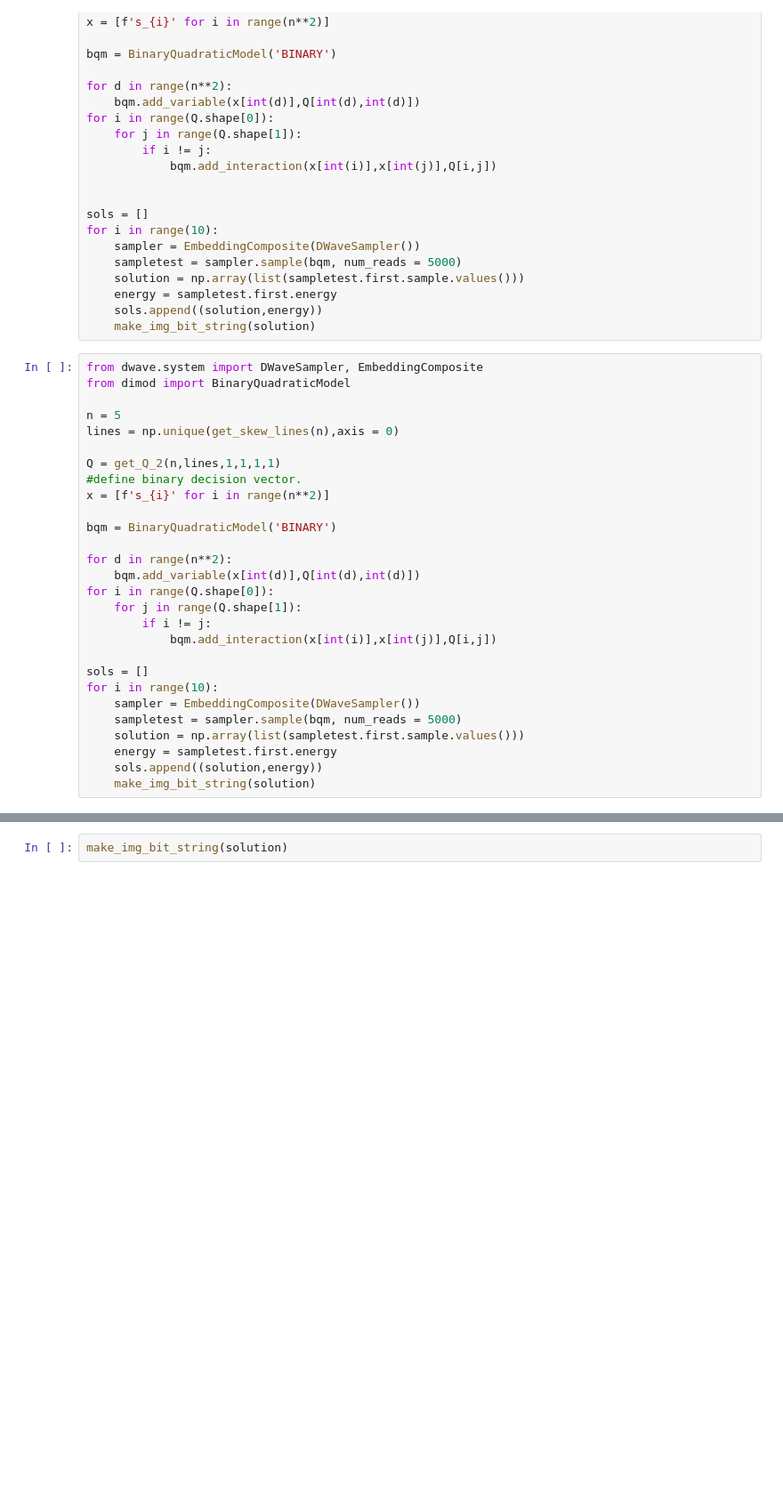
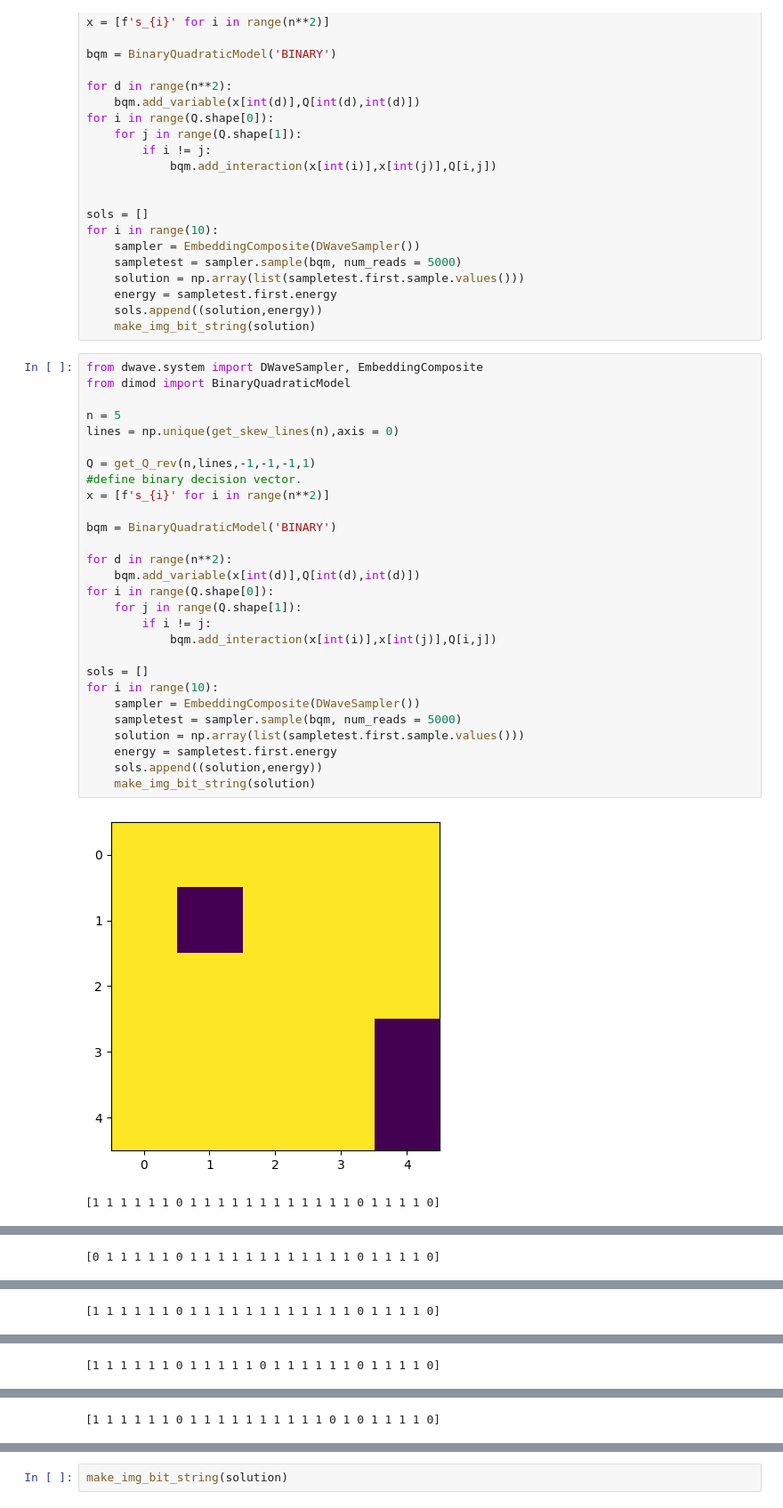
Before and after one commit to GeorgeWilliam1999/DwaveCode, a Jupyter notebook: ThreeInLine/ThreeInLine.ipynb, the cells around one changed output, grey strips where cells are left out. Shown at 89% size. Drawn from its saved outputs; the diff is of its cells as text; blank space fills up the shorter version.

```diff
--- a/ThreeInLine/ThreeInLine.ipynb
+++ b/ThreeInLine/ThreeInLine.ipynb
@@ -216,28 +216,31 @@ for i in range(10):
 # %%
 from dwave.system import DWaveSampler, EmbeddingComposite
 from dimod import BinaryQuadraticModel
 
 n = 5
 lines = np.unique(get_skew_lines(n),axis = 0)
 
-Q = get_Q_2(n,lines,1,1,1,1)
+Q = get_Q_rev(n,lines,-1,-1,-1,1)
 #define binary decision vector.
 x = [f's_{i}' for i in range(n**2)]
 
 bqm = BinaryQuadraticModel('BINARY')
 
 for d in range(n**2):
     bqm.add_variable(x[int(d)],Q[int(d),int(d)])
 for i in range(Q.shape[0]):
     for j in range(Q.shape[1]):
         if i != j:
             bqm.add_interaction(x[int(i)],x[int(j)],Q[i,j])
 
 sols = []
 for i in range(10):
     sampler = EmbeddingComposite(DWaveSampler())
     sampletest = sampler.sample(bqm, num_reads = 5000)
     solution = np.array(list(sampletest.first.sample.values()))
     energy = sampletest.first.energy
     sols.append((solution,energy))
     make_img_bit_string(solution)
+# %% [output]
+[figure, added]
+[1 1 1 1 1 1 0 1 1 1 1 1 1 1 1 1 1 1 1 0 1 1 1 1 0]
@@ -243,0 +248 @@ for i in range(10):
+[0 1 1 1 1 1 0 1 1 1 1 1 1 1 1 1 1 1 1 0 1 1 1 1 0]
@@ -243,0 +250 @@ for i in range(10):
+[1 1 1 1 1 1 0 1 1 1 1 1 1 1 1 1 1 1 1 0 1 1 1 1 0]
@@ -243,0 +252 @@ for i in range(10):
+[1 1 1 1 1 1 0 1 1 1 1 1 0 1 1 1 1 1 1 0 1 1 1 1 0]
@@ -243,0 +254 @@ for i in range(10):
+[1 1 1 1 1 1 0 1 1 1 1 1 1 1 1 1 1 0 1 0 1 1 1 1 0]
```
Also changed, not shown: parts of 15 cells of this notebook.
